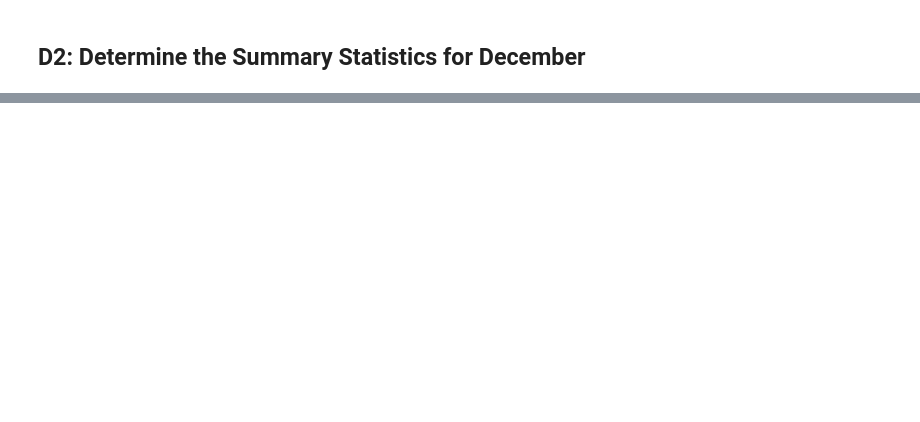
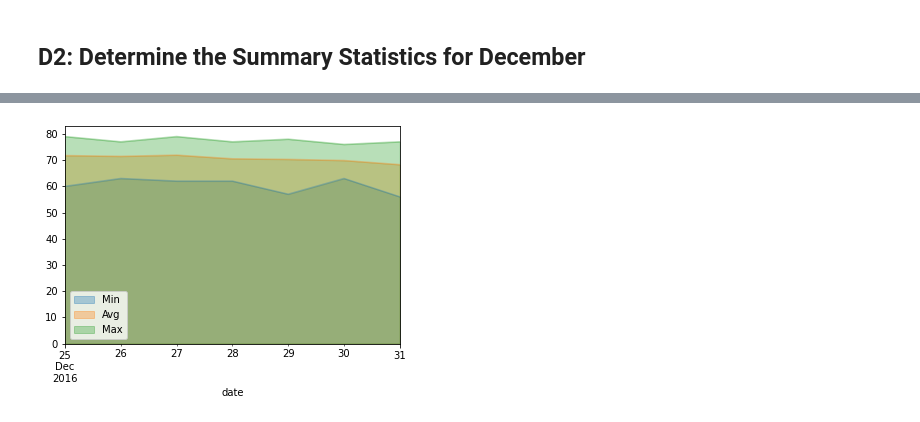
Before and after one commit to Jacqueline-Esbri/Surfs_Up, a Jupyter notebook: SurfsUp_Challenge.ipynb, the cells around one changed output, grey strips where cells are left out. Saved outputs shown, nothing was run; the diff lists cells and outputs as text; code cells hidden in the pictures; blank space fills up the shorter version.

```diff
--- a/SurfsUp_Challenge.ipynb
+++ b/SurfsUp_Challenge.ipynb
@@ -47,0 +200,8 @@ mth_june = dt.date(2017, 06, 01, 2017, 06, 30)
+# %%
+# Daily normal avg historical temp (min,avg, max) Christmas Day
+
+def daily_normals(date):
+    sel = [func.min(Measurement.tobs), func.avg(Measurement.tobs), func.max(Measurement.tobs)]
+    return session.query(*sel).filter(func.strftime("%m-%d", Measurement.date) == date).all()
+
+daily_normals("12-25")
@@ -47,0 +210,20 @@ mth_june = dt.date(2017, 06, 01, 2017, 06, 30)
+# %%
+# calculate the daily normals for specific time period
+
+
+# Set the start and end date of the trip
+vac_start = '2016-12-25'
+vac_end = '2016-12-31'
+
+# Use the start and end date to create a range of dates
+vac_dates = pd.date_range(vac_start, vac_end, freq='D')
+
+# Stip off the year and save a list of %m-%d strings
+vac_month_day = vac_dates.strftime('%m-%d')
+
+# Loop through the list of %m-%d strings and calculate the normals for each date
+normals = []
+for date in vac_month_day:
+    normals.append(*daily_normals(date))
+
+normals
@@ -47,0 +238,5 @@ mth_june = dt.date(2017, 06, 01, 2017, 06, 30)
+# %%
+df = pd.DataFrame(normals, columns=['Min', 'Avg', 'Max'])
+df['date'] = vac_dates
+df.set_index(['date'],inplace=True)
+df.head(7)
@@ -47,0 +253,4 @@ mth_june = dt.date(2017, 06, 01, 2017, 06, 30)
+# %%
+df = df.plot.area(stacked=False, alpha=.333)
+# %% [output]
+[figure, added]
```
Also changed, not shown: parts of 18 cells of this notebook, 14 other files.
